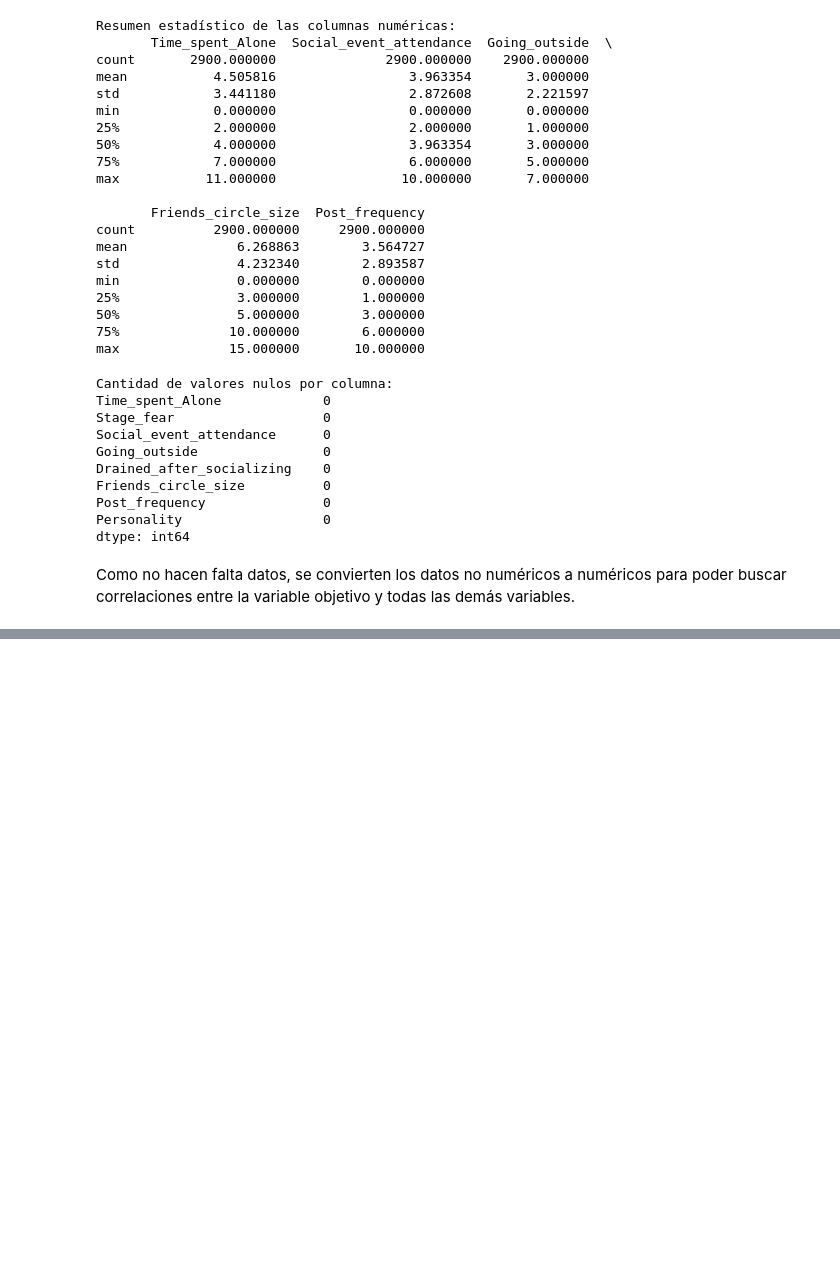
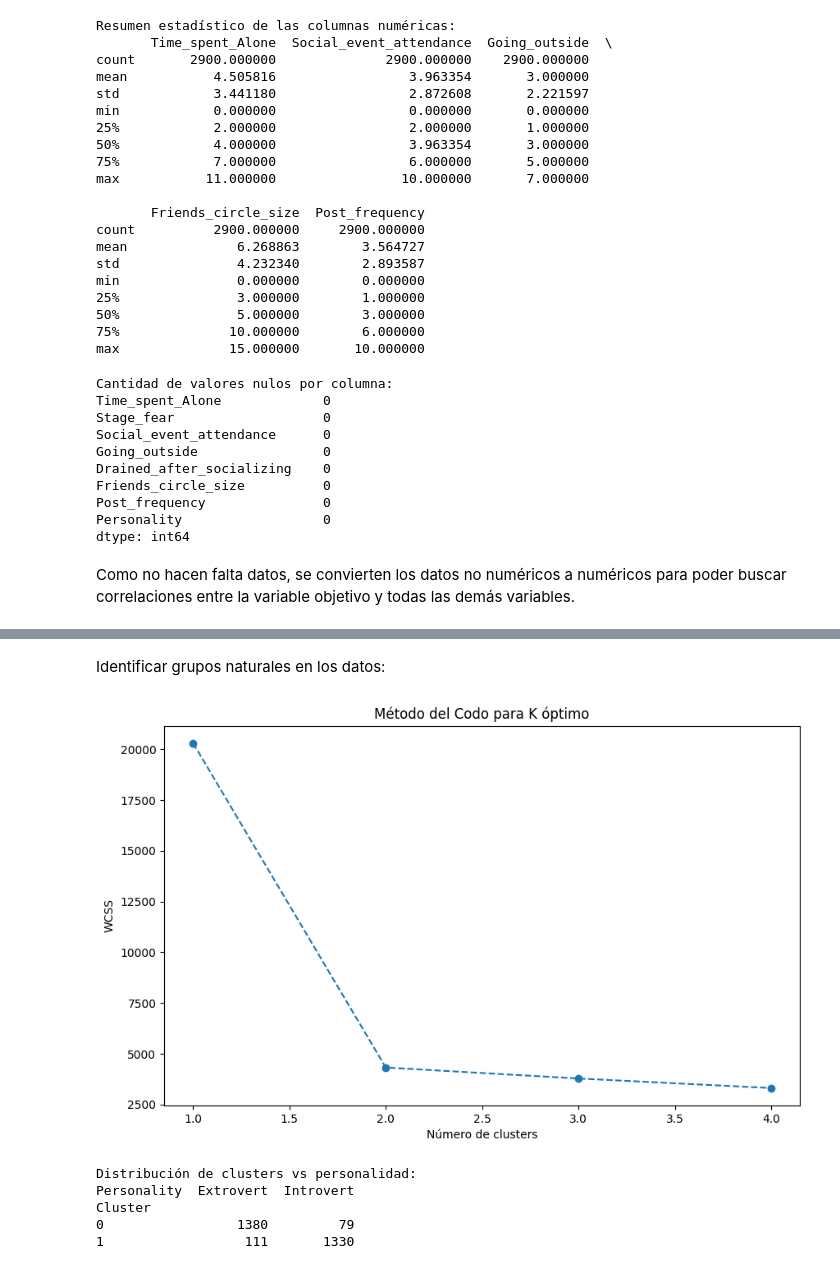
Before and after one commit to jcrojasda/G20_MLDS6, a Jupyter notebook: Codigo/PreparacionDeDatos/DataExploreAndPreProcessing.ipynb, the cells around one changed output, grey strips where cells are left out. Saved outputs shown, nothing was run; the diff lists cells and outputs as text; code cells hidden in the pictures; blank space fills up the shorter version.

Commit message:
Análisis de datos

```diff
--- a/Codigo/PreparacionDeDatos/DataExploreAndPreProcessing.ipynb
+++ b/Codigo/PreparacionDeDatos/DataExploreAndPreProcessing.ipynb
@@ -109,0 +110,44 @@ plt.show()
+# %% [markdown]
+Identificar grupos naturales en los datos:
+# %%
+from sklearn.cluster import KMeans
+from sklearn.preprocessing import StandardScaler
+
+# Seleccionar variables y escalar
+variables = ['Time_spent_Alone', 'Stage_fear', 'Social_event_attendance',
+             'Going_outside', 'Drained_after_socializing',
+             'Friends_circle_size', 'Post_frequency']
+X = data[variables]
+X_scaled = StandardScaler().fit_transform(X)
+
+# Determinar número óptimo de clusters (método del codo)
+wcss = []
+for i in range(1, 5):
+    kmeans = KMeans(n_clusters=i, random_state=42)
+    kmeans.fit(X_scaled)
+    wcss.append(kmeans.inertia_)
+
+plt.figure(figsize=(10, 6))
+plt.plot(range(1, 5), wcss, marker='o', linestyle='--')
+plt.title('Método del Codo para K óptimo')
+plt.xlabel('Número de clusters')
+plt.ylabel('WCSS')
+plt.show()
+
+# Aplicar K-Means con 2 clusters
+kmeans = KMeans(n_clusters=2, random_state=42)
+clusters = kmeans.fit_predict(X_scaled)
+
+# Comparar con variable Personality
+cluster_comparison = pd.crosstab(clusters, data['Personality'],
+                                rownames=['Cluster'],
+                                colnames=['Personality'])
+print("Distribución de clusters vs personalidad:")
+print(cluster_comparison)
+# %% [output]
+[figure, added]
+Distribución de clusters vs personalidad:
+Personality  Extrovert  Introvert
+Cluster
+0                 1380         79
+1                  111       1330
```
Also changed, not shown: parts of 6 cells of this notebook.
